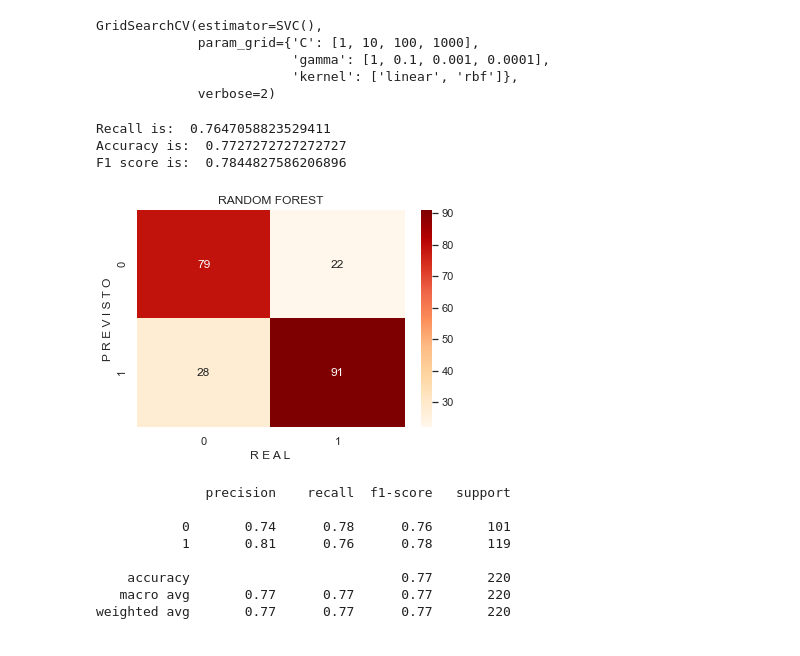
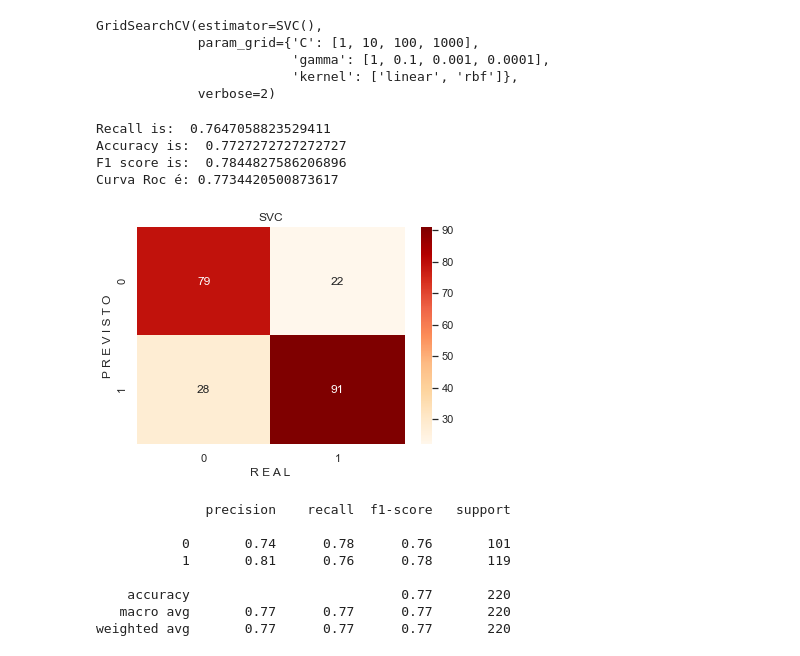
Before and after one commit to joseboas/SEI_SICITE, a Jupyter notebook: Classificacao-Autismo.ipynb, the cells around one changed output. Drawn from its saved outputs; the diff is of its cells as text; code cells hidden in the pictures.

```diff
--- a/Classificacao-Autismo.ipynb
+++ b/Classificacao-Autismo.ipynb
@@ -228,8 +228,8 @@ data_normal
 from sklearn.model_selection import train_test_split
 from sklearn.ensemble import RandomForestClassifier
 from sklearn.svm import SVC
-from sklearn.metrics import f1_score, confusion_matrix
-from sklearn.metrics import accuracy_score, recall_score,classification_report,cohen_kappa_score
+from sklearn.metrics import (accuracy_score, recall_score,classification_report,
+                             cohen_kappa_score,f1_score, confusion_matrix,roc_auc_score,roc_curve)
 from sklearn.preprocessing import LabelEncoder
 
 #Binary format, with B=0 and M=1
@@ -243,20 +243,23 @@ from sklearn.preprocessing import LabelEncoder
 x_train, x_test, y_train, y_test = train_test_split(data_normal, y, test_size=0.3, random_state=42)
 
 #random forest classifier with n_estimators=10 (default)
-svc = SVC(random_state=42, probability=True)
+svc = SVC(random_state=42)
 svc.fit(x_train,y_train)
+previsao = svc.predict(x_test)
+recall = recall_score(y_test,previsao)
+print('Recall is: ', recall)
+accuracy = accuracy_score(y_test,previsao)
+print('Accuracy is: ', accuracy)
+f1 = f1_score(y_test,previsao)
+print('F1 score is: ', f1)
+svc_curva_roc = roc_auc_score(y_test,previsao)
+print('Curva Roc é:',svc_curva_roc)
 
-recall = recall_score(y_test,svc.predict(x_test))
-print('Recall is: ', recall)
-accuracy = accuracy_score(y_test,svc.predict(x_test))
-print('Accuracy is: ', accuracy)
-f1 = f1_score(y_test,svc.predict(x_test))
-print('F1 score is: ', f1)
 #cm = confusion_matrix(y_test,clf_rf.predict(x_test))
 #ax = sns.heatmap(cm,annot=True,fmt="d")
 
 sns.heatmap(confusion_matrix(y_test, svc.predict(x_test)), cmap='OrRd', annot=True, fmt='2.0f')
-plt.title('RANDOM FOREST')
+plt.title('SVC')
 plt.ylabel('P R E V I S T O')
 plt.xlabel('R E A L')
 plt.show()
@@ -325,25 +329,30 @@ GridSearchCV(estimator=SVC(),
                          'kernel': ['linear', 'rbf']},
              verbose=2)
 # %%
-recall = recall_score(y_test,grid.predict(x_test))
+previsao = grid.predict(x_test);
+recall = recall_score(y_test,previsao)
 print('Recall is: ', recall)
-accuracy = accuracy_score(y_test,grid.predict(x_test))
+accuracy = accuracy_score(y_test,previsao)
 print('Accuracy is: ', accuracy)
-f1 = f1_score(y_test,grid.predict(x_test))
+f1 = f1_score(y_test,previsao)
 print('F1 score is: ', f1)
+svc_curva_roc = roc_auc_score(y_test,previsao)
+print('Curva Roc é:',svc_curva_roc)
+
 #cm = confusion_matrix(y_test,clf_rf.predict(x_test))
 #ax = sns.heatmap(cm,annot=True,fmt="d")
 
-sns.heatmap(confusion_matrix(y_test, grid.predict(x_test)), cmap='OrRd', annot=True, fmt='2.0f')
-plt.title('RANDOM FOREST')
+sns.heatmap(confusion_matrix(y_test, previsao), cmap='OrRd', annot=True, fmt='2.0f')
+plt.title('SVC')
 plt.ylabel('P R E V I S T O')
 plt.xlabel('R E A L')
 plt.show()
 # %% [output]
 Recall is:  0.7647058823529411
 Accuracy is:  0.7727272727272727
 F1 score is:  0.7844827586206896
+Curva Roc é: 0.7734420500873617
-[figure, old version]
+[figure, new version]
 # %%
 print(classification_report(y_test, grid.predict(x_test)))
 # %% [output]
```
Also changed, not shown: parts of 6 cells of this notebook, 1 other file.
